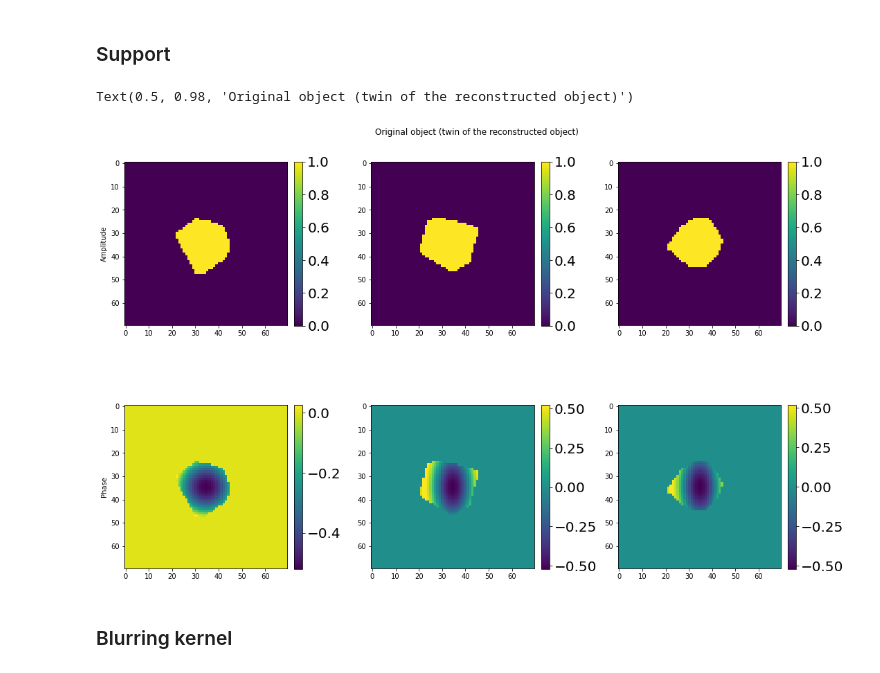
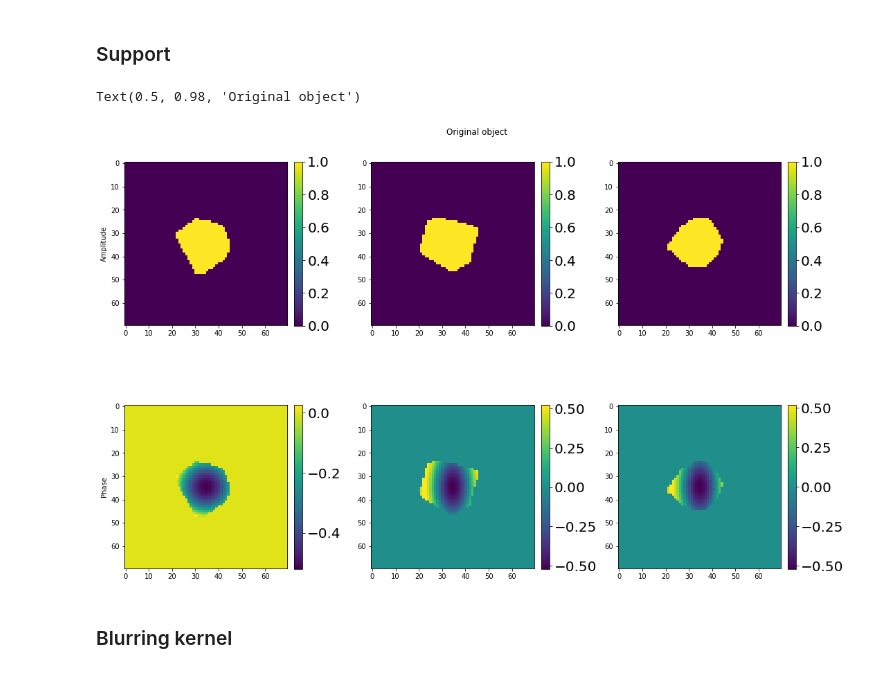
Before and after one commit to siddharth-maddali/Phaser, a Jupyter notebook: partial_coherence.ipynb, the cells around one changed output. Drawn from its saved outputs; the diff is of its cells as text; code cells hidden in the pictures.

```diff
--- a/partial_coherence.ipynb
+++ b/partial_coherence.ipynb
@@ -175,18 +175,18 @@ Text(0.5, 0.98, 'Reconstructed object')
 # %%
 fig, im, ax = tp.TilePlot(
     (
         np.absolute( mydata.crystal_4[29:99,29:99,35] ), np.absolute( mydata.crystal_4[ 29:99,64,:] ), np.absolute( mydata.crystal_4[64,29:99,:] ),
         np.angle( mydata.crystal_4[29:99,29:99,35] ), np.angle( mydata.crystal_4[ 29:99,64,:] ), np.angle( mydata.crystal_4[64,29:99,:] ),
     ),
     ( 2, 3 ),
     ( 15, 10 )
 );
 ax[0].set_ylabel( 'Amplitude' )
 ax[3].set_ylabel( 'Phase' )
-fig.suptitle( 'Original object (twin of the reconstructed object)' )
+fig.suptitle( 'Original object' )
 # %% [output]
-Text(0.5, 0.98, 'Original object (twin of the reconstructed object)')
+Text(0.5, 0.98, 'Original object')
-[figure, old version]
+[figure, new version]
 # %% [markdown]
 ### Blurring kernel
 # %%
```
Also changed, not shown: parts of 8 cells of this notebook, 2 other files.
